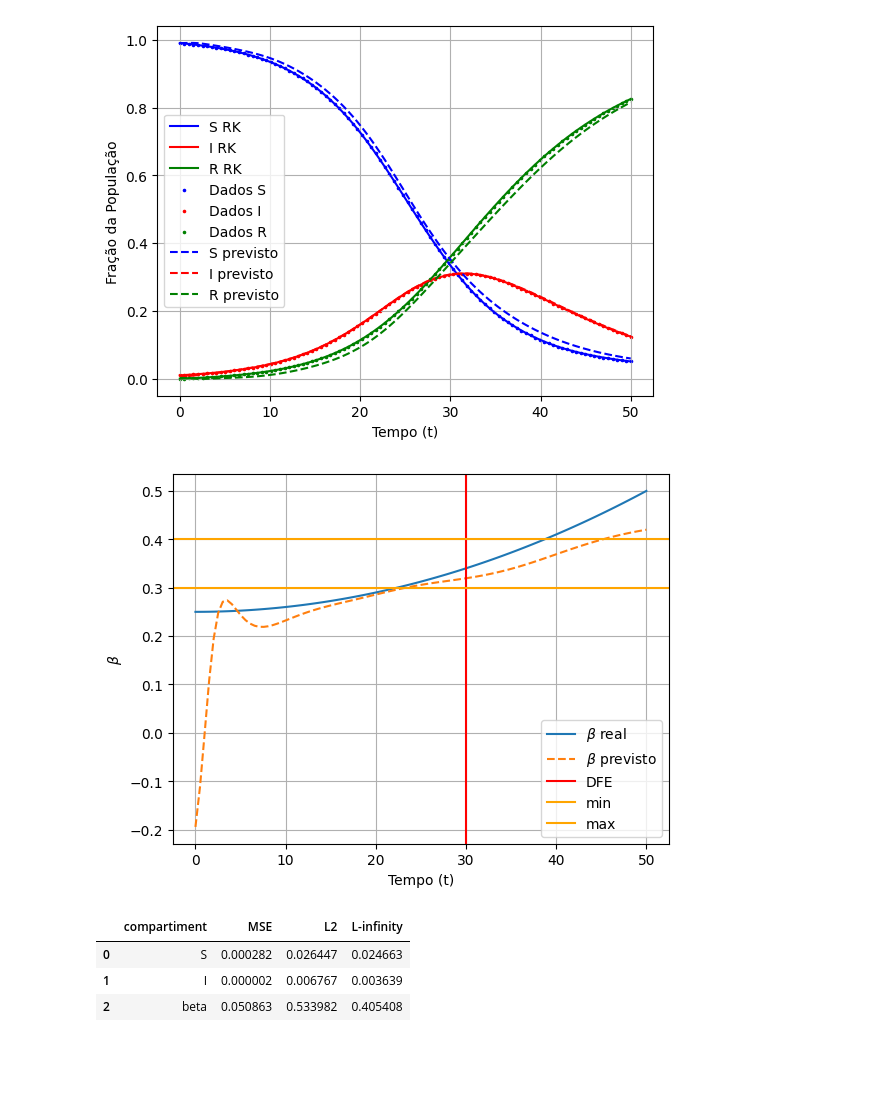
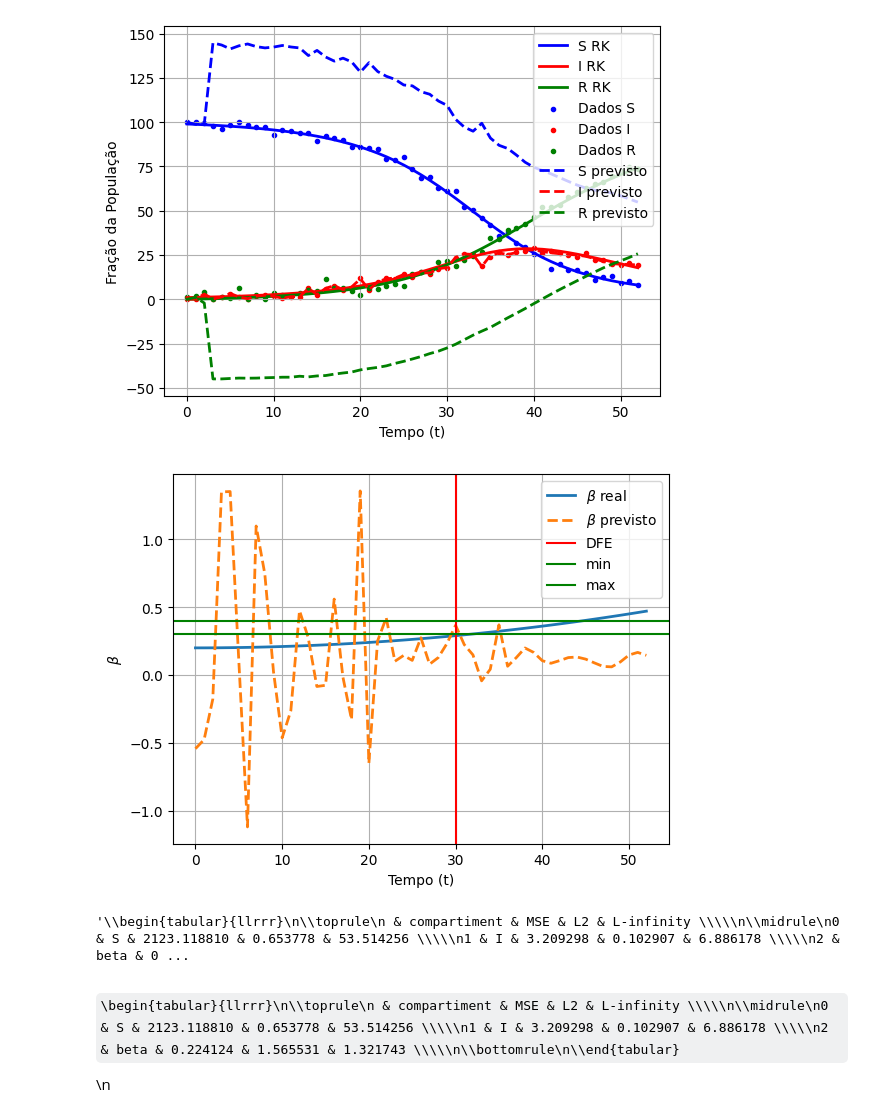
Before and after one commit to ginbar/inverse-cm, a Jupyter notebook: notebooks/real_data/test.ipynb, the cells around one changed output. Drawn from its saved outputs; the diff is of its cells as text; code cells hidden in the pictures; some formulas as TeX source; blank space fills up the shorter version.

```diff
--- a/notebooks/real_data/test.ipynb
+++ b/notebooks/real_data/test.ipynb
@@ -17,7 +22,15 @@ Set the default float type to float64
 # %%
-t0, tf, nop_data = 0, 50, 100
-data_t = np.linspace(t0, tf, nop_data)
-rkdata = RK4DataGenerator(mono_beta)
-sir_comparts = rkdata.generate(data_t)
-sir_data = rkdata.generate(data_t, noise_std=0.0)
+t_0, t_f, N = 0, 52, 100
+nop_data = t_f + 1
+S0, I0, R0 = 99, 1, 0
+noise_std = 2
+test_t = np.linspace(t_0, t_f, nop_data)
+rkdata = RK4DataGenerator(mono_beta,
+    t_0=t_0,
+    t_f=t_f,
+    N=N,
+    S0=S0, I0=I0, R0=R0
+)
+sir_real = rkdata.generate(test_t)
+sir_data = rkdata.generate(test_t, noise_std)
 # %%
@@ -31,4 +44,11 @@ plotting.plot_rk_data(data_t, sir_data)
 # %%
-model = WorkflowModel(t0, tf, sir_data[:,1], data_t, scaling="norm")
-model.S0, model.I0, model.R0
+model = WorkflowModel(t_0, t_f, sir_data[:,1], test_t,
+    N=N,
+    hidden_layer_size=50,
+    n_hidden_layers=3,
+    scaling="min/max",
+    early_stopping=True,
+    beta_hard_constraints=False,
+    adaptative_wdata=False)
+model.S0, model.I0
 # %% [output]
@@ -74,12 +76,13 @@ plotting.plot_losshistory(model.losshistory)
 # %%
-predictions = model.predict(data_t)
+predictions = model.predict(test_t)
 # %%
-plotting.plot_results(sir_comparts, sir_data, predictions, data_t)
+plotting.plot_results(sir_real, sir_data, predictions, test_t, N=N)
 # %% [output]
-[figure, old version]
+[figure, new version]
 # %%
-plotting.plot_beta_comparison(mono_beta, predictions[:,2], data_t,
+real_beta = mono_beta(test_t)
+plotting.plot_beta_comparison(real_beta, predictions[:,2], test_t,
     vlines=[(30, "DFE", "red")],
-    hlines=[(0.3, "min", "orange"), (0.4, "max", "orange")])
+    hlines=[(0.3, "min", "green"), (0.4, "max", "green")])
 # %% [output]
-[figure, old version]
+[figure, new version]
@@ -86,7 +92,7 @@ plotting.plot_beta_comparison(mono_beta, predictions[:,2], data_t,
 # %%
-eval_predictions(sir_comparts, predictions)
+real_values = stack_real_values(sir_real, real_beta)
+eval_predictions(real_values, predictions).to_latex()
 # %% [output]
-|  | compartiment | MSE | L2 | L-infinity |
-| 0 | S | 0.000282 | 0.026447 | 0.024663 |
-| 1 | I | 0.000002 | 0.006767 | 0.003639 |
-| 2 | beta | 0.050863 | 0.533982 | 0.405408 |
+'\\begin{tabular}{llrrr}\n\\toprule\n & compartiment & MSE & L2 & L-infinity \\\\\n\\midrule\n0 & S & 2123.118810 & 0.653778 & 53.514256 \\\\\n1 & I & 3.209298 & 0.102907 & 6.886178 \\\\\n2 & beta & 0 ...
+# %% [markdown]
+\begin{tabular}{llrrr}\n\\toprule\n & compartiment & MSE & L2 & L-infinity \\\\\n\\midrule\n0 & S & 2123.118810 & 0.653778 & 53.514256 \\\\\n1 & I & 3.209298 & 0.102907 & 6.886178 \\\\\n2 & beta & 0.224124 & 1.565531 & 1.321743 \\\\\n\\bottomrule\n\\end{tabular}\n
```
Also changed, not shown: parts of 9 cells of this notebook, 4 other files.
